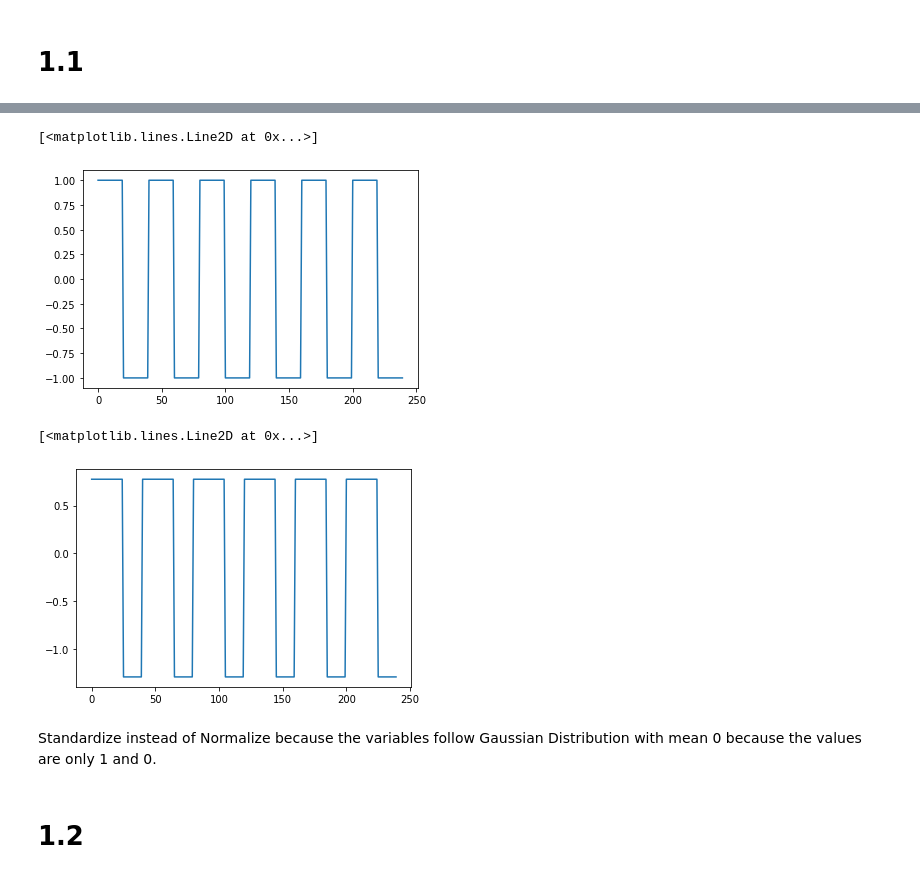
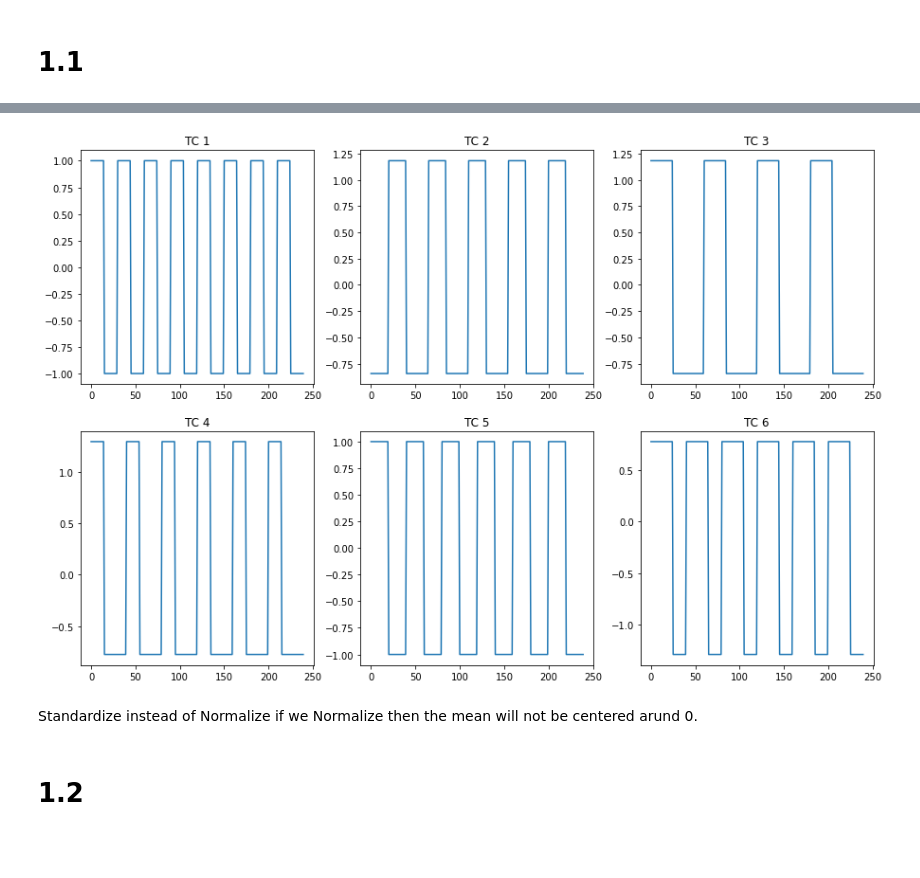
Before and after one commit to jsutrisno/mast30034_assignment_1, a Jupyter notebook: Assignment 1 Code.ipynb, the cells around one changed output, grey strips where cells are left out. Cells and saved outputs as stored; diff of their text form; code cells hidden in the pictures; blank space fills up the shorter version.

Commit message:
final code and plots

```diff
--- a/Assignment 1 Code.ipynb
+++ b/Assignment 1 Code.ipynb
@@ -3,20 +24,19 @@
 # %%
-import numpy as np
-import matplotlib.pyplot as plt
-
+#initializing initial TC values
 AV = [0,20,0,0,0,0]
 IV = [30,45,60,40,40,40]
 Ones = [15,20,25,15,20,25]
-N=240
 
-TC = np.zeros((6,240))
+TC = np.zeros((240,6))
 
+#create TC sources according to conditions
 for i in range(len(AV)):
-    TC[i] = np.zeros((1,240))
+    TC[:,i] = np.zeros((1,240))
     start = AV[i]
     while start < (N-20) :
         for j in range(Ones[i]):
-            TC[i][start+j] = np.ones(1)
+            TC[:,i][start+j] = np.ones(1)
         start += IV[i]
-    TC[i]-=np.mean(TC[i])
-    TC[i]/=np.std(TC[i])
+
+#standardize TC
+TC = preprocessing.scale(TC)
@@ -43,14 +43,24 @@ plt.plot(TC[3])
-# %%
-plt.plot(TC[4])
-# %% [output]
-[<matplotlib.lines.Line2D at 0x...>]
-[figure, removed]
-# %%
-plt.plot(TC[5])
-# %% [output]
-[<matplotlib.lines.Line2D at 0x...>]
-[figure, removed]
-# %% [markdown]
-Standardize instead of Normalize because the variables follow Gaussian Distribution with mean 0 because the values are only 1 and 0.
+# %%
+#plot TC subplots
+fig, axs = plt.subplots(2,3, figsize = (15,10))
+
+axs[0, 0].plot(TC[:,0])
+axs[0, 0].set_title("TC 1")
+axs[0, 1].plot(TC[:,1])
+axs[0, 1].set_title("TC 2")
+axs[0, 2].plot(TC[:,2])
+axs[0, 2].set_title("TC 3")
+axs[1, 0].plot(TC[:,3])
+axs[1, 0].set_title("TC 4")
+axs[1, 1].plot(TC[:,4])
+axs[1, 1].set_title("TC 5")
+axs[1, 2].plot(TC[:,5])
+axs[1, 2].set_title("TC 6")
+
+plt.savefig('plots/question_1_1.jpg')
+# %% [output]
+[figure, added]
+# %% [markdown]
+Standardize instead of Normalize if we Normalize then the mean will not be centered arund 0.
 # %% [markdown]
 # 1.2
```
Also changed, not shown: parts of 68 cells of this notebook, 17 other files.
